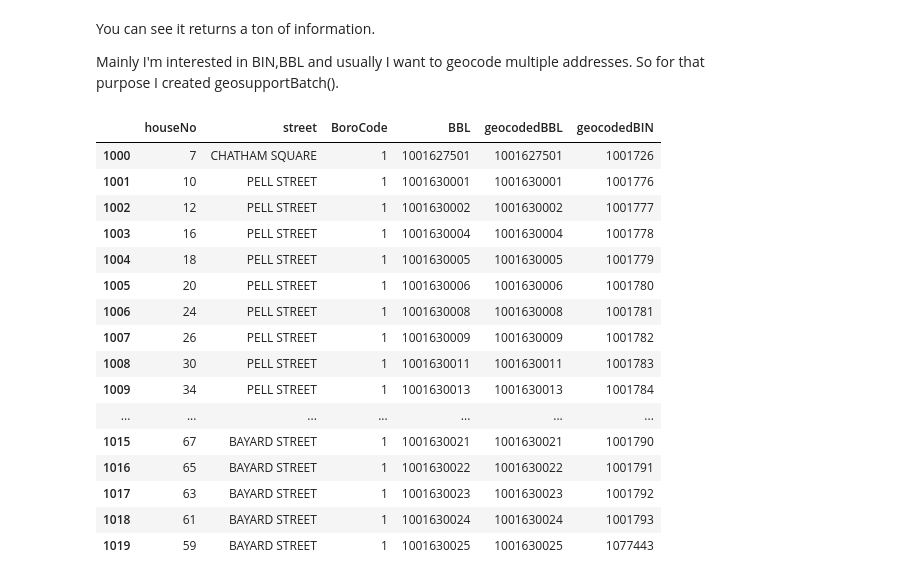
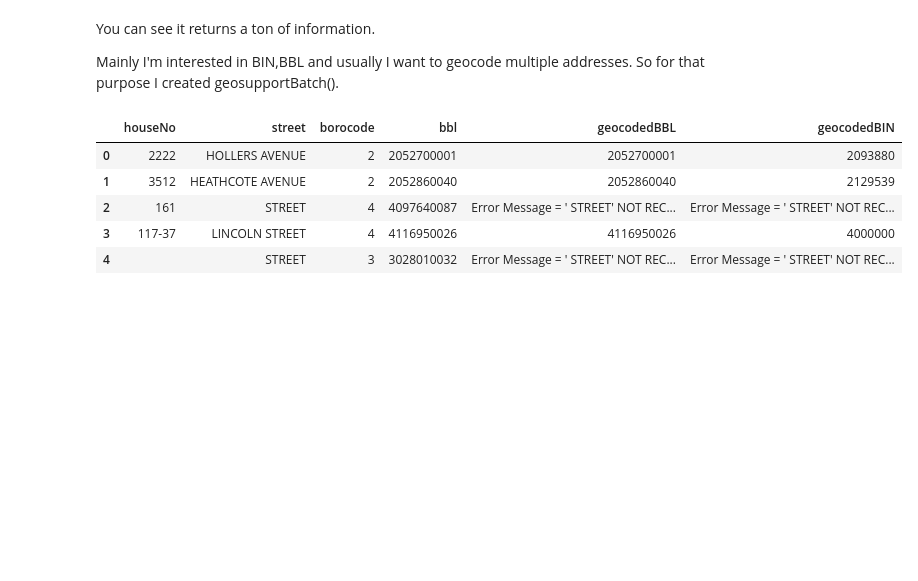
Before and after one commit to deenapatel/geocode, a Jupyter notebook: NYCgeocode.ipynb, the cells around one changed output. Cells and saved outputs as stored; diff of their text form; code cells hidden in the pictures; blank space fills up the shorter version.

Commit message:
updated to 2020 geosupport version

```diff
--- a/NYCgeocode.ipynb
+++ b/NYCgeocode.ipynb
@@ -67,10 +67,16 @@ Using geoclient to geocode multiple addresses. In this case we are returning BIN
 import pandas as pd
 pd.set_option('max_columns',100)
 
-pluto = pd.read_csv('/home/deena/Documents/data_munge/pluto/nyc_pluto_16v1/MN.csv')
+# download PLUTO to use as an example list of addresses
+# read in PLUTO from open data, only including a few columns and rows
+url = 'https://data.cityofnewyork.us/resource/64uk-42ks.json'
+filters = "?$select=bbl,borocode,address,bldgclass,ownername,numbldgs,lotarea\
+&$limit=1000"
+pluto = pd.read_json(url+filters)
+
 # since pluto doesn't display the address number and street name separately, let's break them out:
-pluto['houseNo'] = pluto['Address'].str.extract('(^[0-9|-]*)',expand=False)
-pluto['street'] = pluto['Address'].str.extract('(\s.+$)',expand=False)
+pluto['houseNo'] = pluto['address'].str.extract('(^[0-9|-]*)',expand=False)
+pluto['street'] = pluto['address'].str.extract('(\s.+$)',expand=False)
 
 pluto.head()
 # %% [output]
@@ -144,25 +150,14 @@ You can see it returns a ton of information.
 
 Mainly I'm interested in BIN,BBL and usually I want to geocode multiple addresses. So for that purpose I created geosupportBatch().
 # %%
-df = geosupportBatch(pluto[1000:1020], houseNo='houseNo',street='street',boro='BoroCode')
-df[['houseNo','street','BoroCode','BBL','geocodedBBL','geocodedBIN']]
+df = geosupportBatch(pluto, houseNo='houseNo',street='street',boro='borocode')
+df[['houseNo','street','borocode','bbl','geocodedBBL','geocodedBIN']].head()
 # %% [output]
-|  | houseNo | street | BoroCode | BBL | geocodedBBL | geocodedBIN |
-| 1000 | 7 | CHATHAM SQUARE | 1 | 1001627501 | 1001627501 | 1001726 |
-| 1001 | 10 | PELL STREET | 1 | 1001630001 | 1001630001 | 1001776 |
-| 1002 | 12 | PELL STREET | 1 | 1001630002 | 1001630002 | 1001777 |
-| 1003 | 16 | PELL STREET | 1 | 1001630004 | 1001630004 | 1001778 |
-| 1004 | 18 | PELL STREET | 1 | 1001630005 | 1001630005 | 1001779 |
-| 1005 | 20 | PELL STREET | 1 | 1001630006 | 1001630006 | 1001780 |
-| 1006 | 24 | PELL STREET | 1 | 1001630008 | 1001630008 | 1001781 |
-| 1007 | 26 | PELL STREET | 1 | 1001630009 | 1001630009 | 1001782 |
-| 1008 | 30 | PELL STREET | 1 | 1001630011 | 1001630011 | 1001783 |
-| 1009 | 34 | PELL STREET | 1 | 1001630013 | 1001630013 | 1001784 |
-| ... | ... | ... | ... | ... | ... | ... |
-| 1015 | 67 | BAYARD STREET | 1 | 1001630021 | 1001630021 | 1001790 |
-| 1016 | 65 | BAYARD STREET | 1 | 1001630022 | 1001630022 | 1001791 |
-| 1017 | 63 | BAYARD STREET | 1 | 1001630023 | 1001630023 | 1001792 |
-| 1018 | 61 | BAYARD STREET | 1 | 1001630024 | 1001630024 | 1001793 |
-| 1019 | 59 | BAYARD STREET | 1 | 1001630025 | 1001630025 | 1077443 |
+|  | houseNo | street | borocode | bbl | geocodedBBL | geocodedBIN |
+| 0 | 2222 | HOLLERS AVENUE | 2 | 2052700001 | 2052700001 | 2093880 |
+| 1 | 3512 | HEATHCOTE AVENUE | 2 | 2052860040 | 2052860040 | 2129539 |
+| 2 | 161 | STREET | 4 | 4097640087 | Error Message = ' STREET' NOT REC... | Error Message = ' STREET' NOT REC... |
+| 3 | 117-37 | LINCOLN STREET | 4 | 4116950026 | 4116950026 | 4000000 |
+| 4 |  | STREET | 3 | 3028010032 | Error Message = ' STREET' NOT REC... | Error Message = ' STREET' NOT REC... |
 # %%
 # it works similar to geoclientBatch, but so much faster!
```
Also changed, not shown: parts of 6 cells of this notebook, 1 other file.
